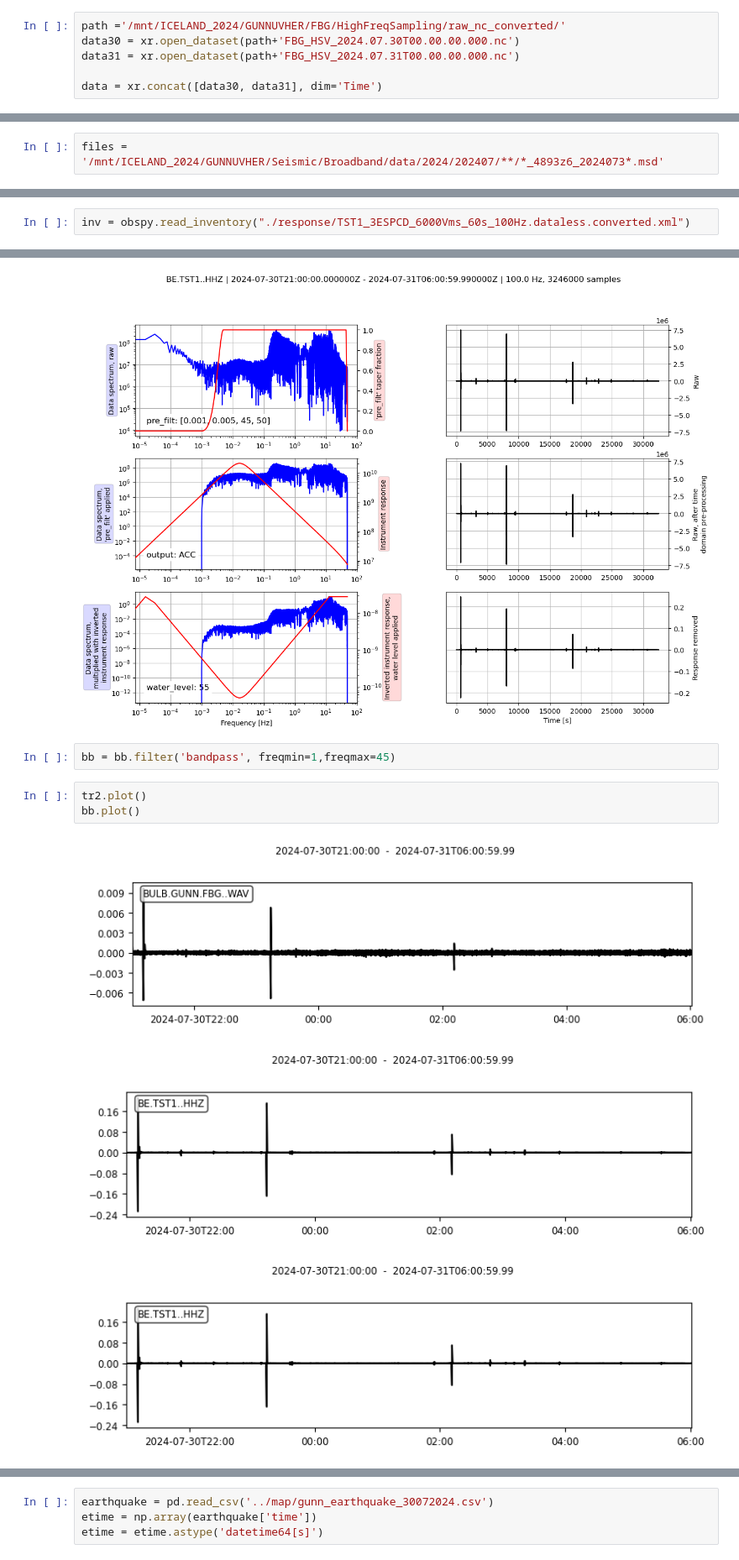
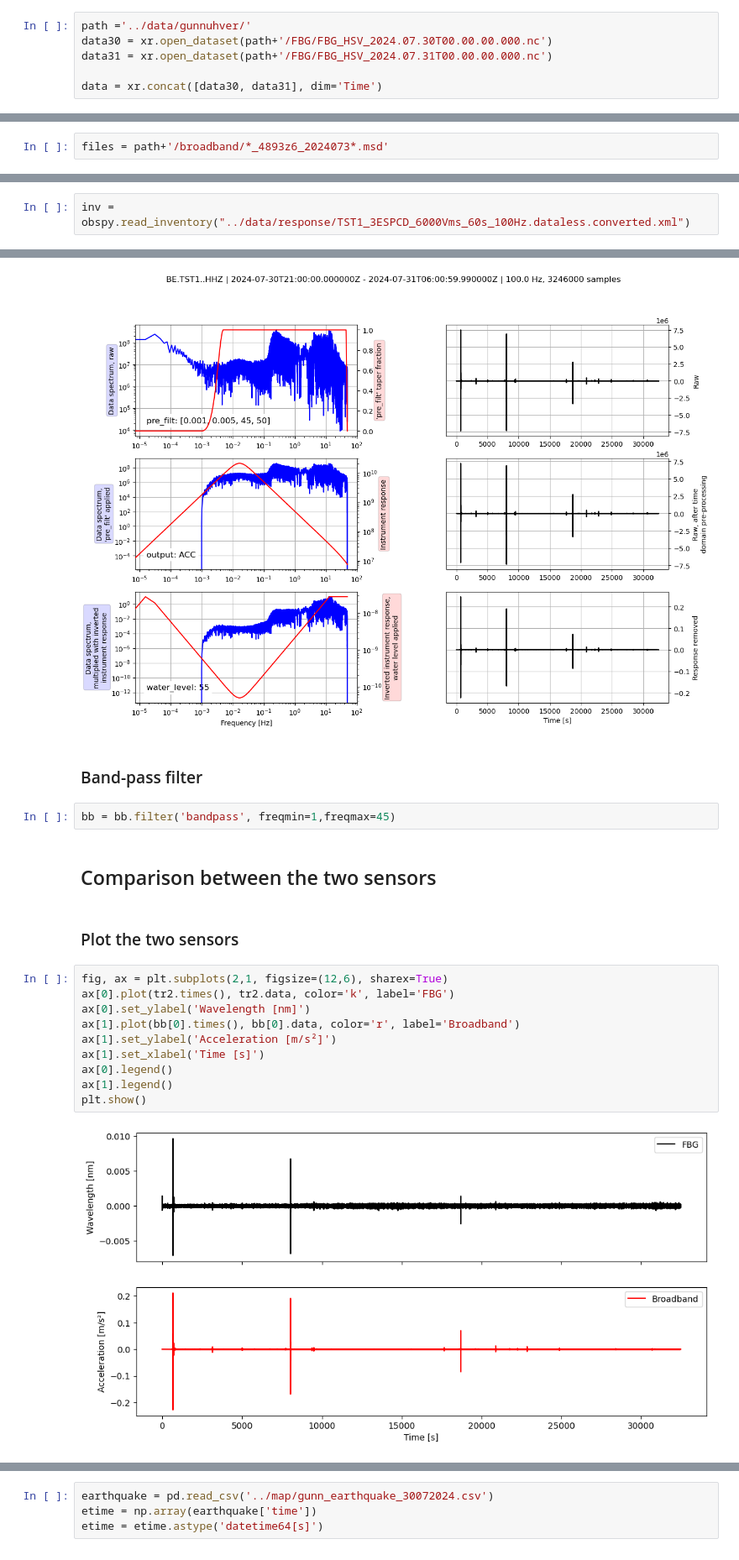
Before and after one commit to jgovoort/OFS29, a Jupyter notebook: notebooks/sensitivity_eq.ipynb, the cells around one changed output, grey strips where cells are left out. Shown at 84% size. Saved outputs shown, nothing was run; the diff lists cells and outputs as text.

```diff
--- a/notebooks/sensitivity_eq.ipynb
+++ b/notebooks/sensitivity_eq.ipynb
@@ -10,6 +20,6 @@ from scipy.signal import detrend, decimate, correlate,correlation_lags, spectrog
 # %%
-path ='/mnt/ICELAND_2024/GUNNUVHER/FBG/HighFreqSampling/raw_nc_converted/'
-data30 = xr.open_dataset(path+'FBG_HSV_2024.07.30T00.00.00.000.nc')
-data31 = xr.open_dataset(path+'FBG_HSV_2024.07.31T00.00.00.000.nc')
+path ='../data/gunnuhver/'
+data30 = xr.open_dataset(path+'/FBG/FBG_HSV_2024.07.30T00.00.00.000.nc')
+data31 = xr.open_dataset(path+'/FBG/FBG_HSV_2024.07.31T00.00.00.000.nc')
 
 data = xr.concat([data30, data31], dim='Time')
@@ -111,5 +98,5 @@ o10z0_4893n6_20240730_1100.msd  o10z0_4893z6_20240730_2300.msd
 # %%
-files = '/mnt/ICELAND_2024/GUNNUVHER/Seismic/Broadband/data/2024/202407/**/*_4893z6_2024073*.msd'
+files = path+'/broadband/*_4893z6_2024073*.msd'
 # %%
 bb = obspy.read(files)
 bb = bb.merge()
@@ -124,7 +115,7 @@ bb
 1 Trace(s) in Stream:
 BE.TST1..HHZ | 2024-07-30T21:00:00.000000Z - 2024-07-31T06:00:59.990000Z | 100.0 Hz, 3246000 samples
 # %%
-inv = obspy.read_inventory("./response/TST1_3ESPCD_6000Vms_60s_100Hz.dataless.converted.xml")
+inv = obspy.read_inventory("../data/response/TST1_3ESPCD_6000Vms_60s_100Hz.dataless.converted.xml")
 # %%
 inv
 # %% [output]
@@ -146,12 +139,23 @@ bb = bb.remove_response(inventory=inv, pre_filt=pre_filt, output="ACC",
                    water_level=55, plot=True)
 # %% [output]
 [figure]
+# %% [markdown]
+### Band-pass filter
 # %%
 bb = bb.filter('bandpass', freqmin=1,freqmax=45)
+# %% [markdown]
+## Comparison between the two sensors
+# %% [markdown]
+### Plot the two sensors
 # %%
-tr2.plot()
-bb.plot()
+fig, ax = plt.subplots(2,1, figsize=(12,6), sharex=True)
+ax[0].plot(tr2.times(), tr2.data, color='k', label='FBG')
+ax[0].set_ylabel('Wavelength [nm]')
+ax[1].plot(bb[0].times(), bb[0].data, color='r', label='Broadband')
+ax[1].set_ylabel('Acceleration [m/s²]')
+ax[1].set_xlabel('Time [s]')
+ax[0].legend()
+ax[1].legend()
+plt.show()
 # %% [output]
-[figure, old version]
+[figure, new version]
-[figure, removed]
-[figure, removed]
```
Also changed, not shown: parts of 45 cells of this notebook, 15 other files.
